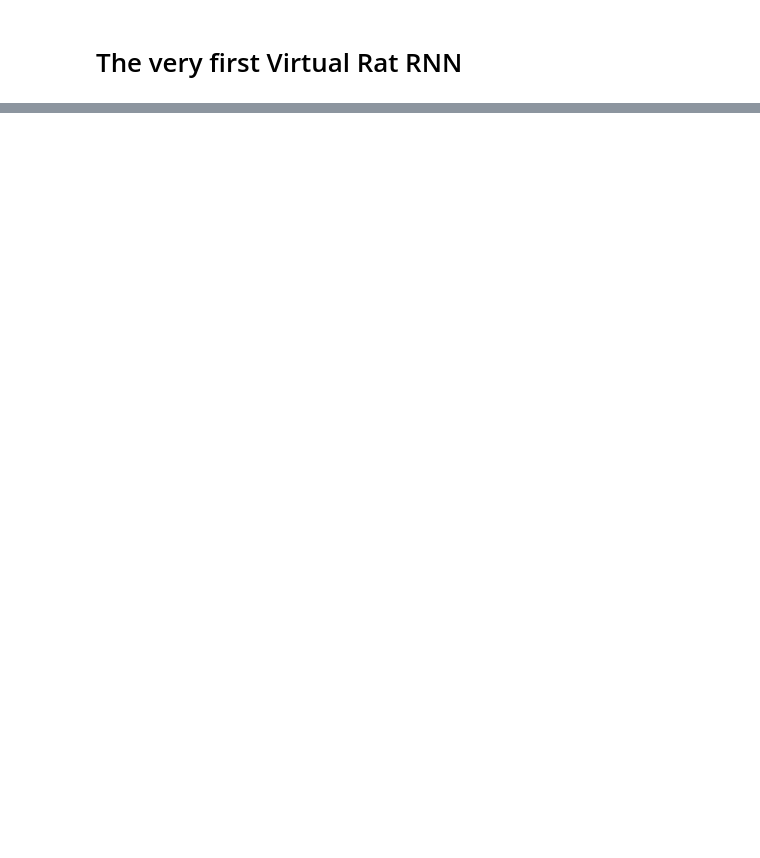
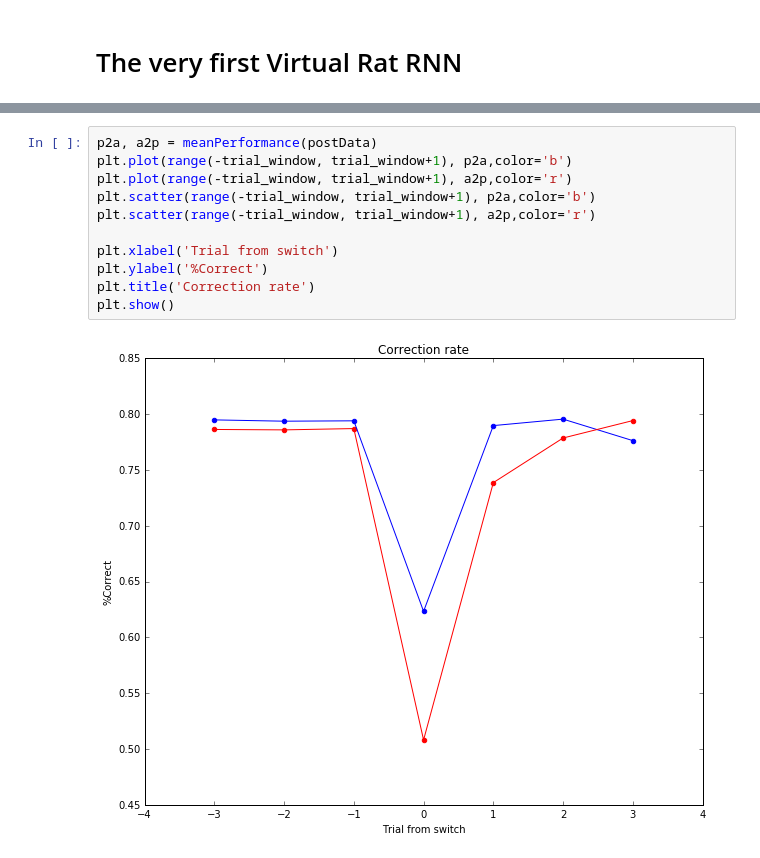
Before and after one commit to jacklxc/Virtual-Rat, a Jupyter notebook: FirstVirtualRat.ipynb, the cells around one changed output, grey strips where cells are left out. Drawn from its saved outputs; the diff is of its cells as text; blank space fills up the shorter version.

```diff
--- a/FirstVirtualRat.ipynb
+++ b/FirstVirtualRat.ipynb
@@ -102,0 +113,13 @@ plt.show()
+# %%
+p2a, a2p = meanPerformance(postData)
+plt.plot(range(-trial_window, trial_window+1), p2a,color='b')
+plt.plot(range(-trial_window, trial_window+1), a2p,color='r')
+plt.scatter(range(-trial_window, trial_window+1), p2a,color='b')
+plt.scatter(range(-trial_window, trial_window+1), a2p,color='r')
+
+plt.xlabel('Trial from switch')
+plt.ylabel('%Correct')
+plt.title('Correction rate')
+plt.show()
+# %% [output]
+[figure, added]
```
Also changed, not shown: parts of 9 cells of this notebook, 1 other file.
